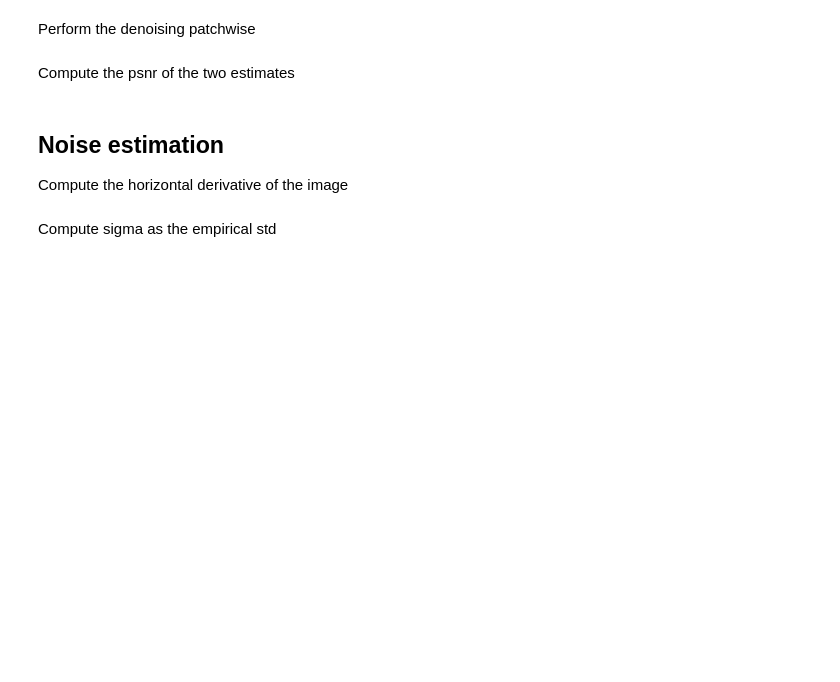
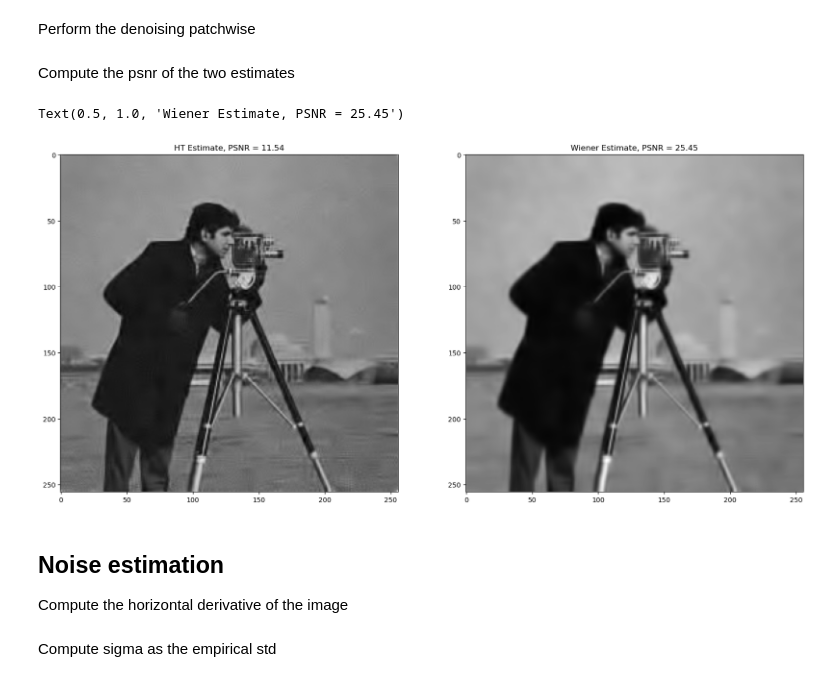
Before and after one commit to lorebenzo/mmmip-labs, a Jupyter notebook: lez_3_DCT_denoising.ipynb, the cells around one changed output. Cells and saved outputs as stored; diff of their text form; code cells hidden in the pictures; blank space fills up the shorter version.

```diff
--- a/lez_3_DCT_denoising.ipynb
+++ b/lez_3_DCT_denoising.ipynb
@@ -138,42 +152,49 @@ Perform the denoising patchwise
 for i in range(0, imsz[0] - p + 1, STEP):
     for j in range(0, imsz[1] - p + 1, STEP):
         # extrach the patch from the noisy image with the top left corner at pixel (ii, jj)
-        s =
+        s = noisy_img[i:i + p, j:j + p]
 
         # compute the representation w.r.t. the 2D DCT dictionary
-        x =
+        x = dct2(s)
 
         # extrach the patch from the image estimated by HT with the top left corner at pixel (ii, jj)
-        s_hat_HT =
+        s_hat_HT = img_hat[i:i + p, j:j + p]
+
+        u_ij = dct2(s_hat_HT)
 
         # perform the wiener filtering (do not filter the DC!)
-        x_wie =
+        x_wie = x * (u_ij**2 / (9*sigma_noise**2 + u_ij**2))
 
         # perform the reconstruction
-        s_hat_wie =
+        s_hat_wie = idct2(x_wie)
 
         # use uniform weights to aggregate the multiple estimates
         w = 1
 
         # put the compressed patch into the compressed image using the computed weight
         # update img_hat_wiener
+        img_hat_wiener[i:i + p, j:j + p] += s_hat_wie
 
         # store the weight of the current patch in the weight matrix
         # update weights
+        weights[i:i + p, j:j + p] += w
 
 # Normalize the estimated image with the computed weights
-img_hat_wiener =
+img_hat_wiener = img_hat_wiener / weights
 # %% [markdown]
 Compute the psnr of the two estimates
 # %%
-psnr_wiener =
+psnr_wiener = 10 * np.log10(1 / np.mean((img - img_hat_wiener) ** 2))
 
 fig, ax = plt.subplots(1, 2, figsize=(20, 10))
 ax[0].imshow(img_hat, cmap='gray')
 ax[0].set_title(f'HT Estimate, PSNR = {psnr:.2f}')
 
 ax[1].imshow(img_hat_wiener, cmap='gray')
 ax[1].set_title(f'Wiener Estimate, PSNR = {psnr_wiener:.2f}')
+# %% [output]
+Text(0.5, 1.0, 'Wiener Estimate, PSNR = 25.45')
+[figure, added]
 # %% [markdown]
 Noise estimation
 ----------------
```
Also changed, not shown: parts of 8 cells of this notebook, 1 other file.
